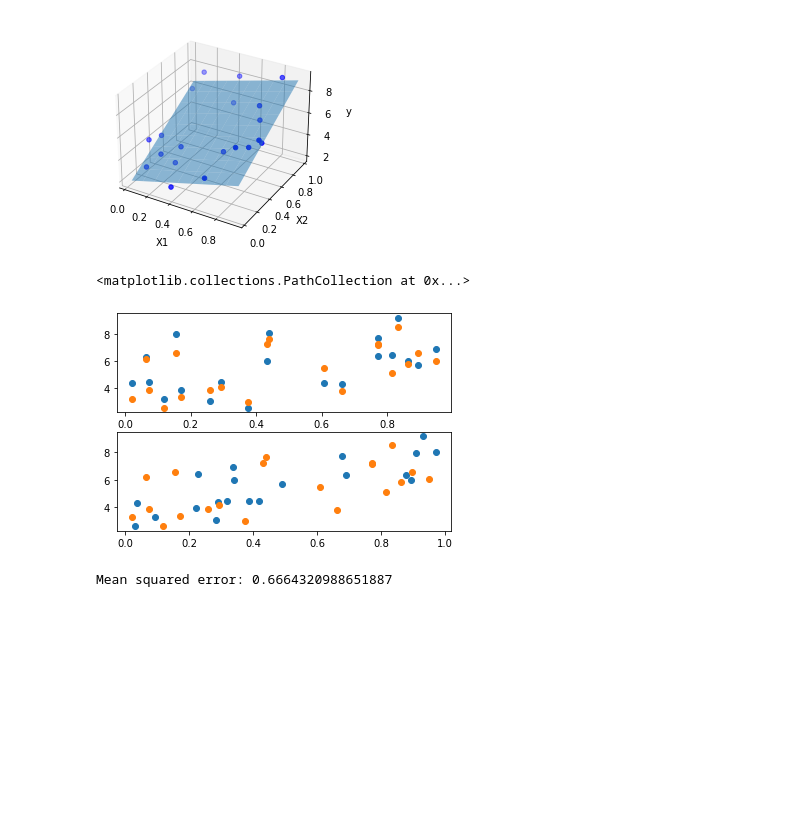
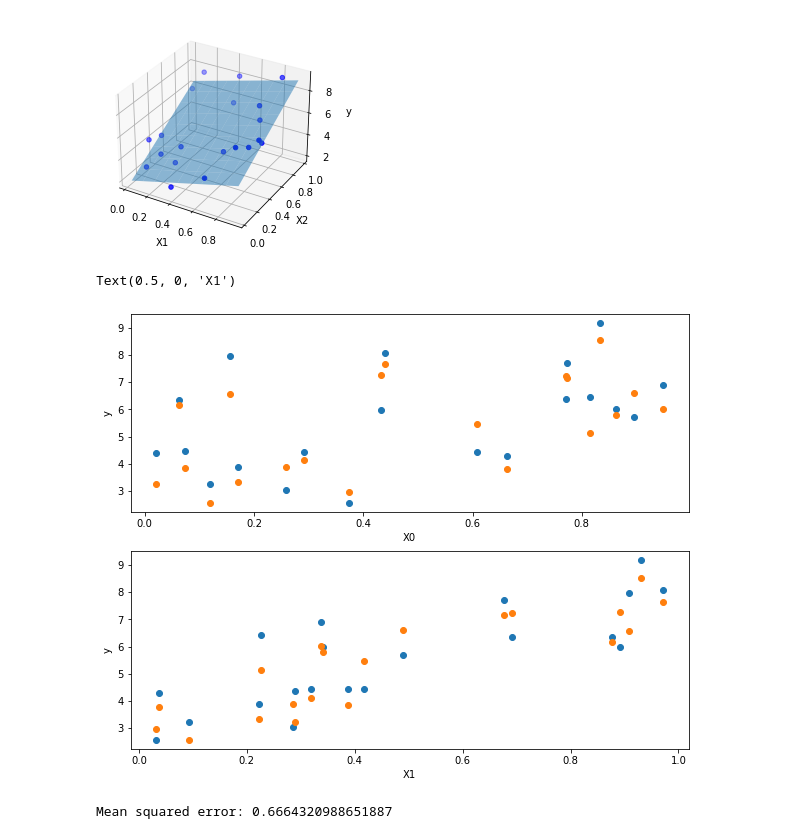
Before and after one commit to shimaabadi/BENGR310, a Jupyter notebook: Regression.ipynb, the cells around one changed output. Drawn from its saved outputs; the diff is of its cells as text; code cells hidden in the pictures; blank space fills up the shorter version.

```diff
--- a/Regression.ipynb
+++ b/Regression.ipynb
@@ -176,16 +176,21 @@ plt.show()
 # %% [output]
 [figure]
 # %%
-fig = plt.figure()
+fig = plt.figure(figsize=(10,8))
 ax = fig.add_subplot(211)
 plt.scatter(X_test[:,0], y_test)
 plt.scatter(X_test[:,0], y_pred)
+plt.ylabel('y')
+plt.xlabel('X0')
+
 ax = fig.add_subplot(212)
 plt.scatter(X_test[:,1], y_test)
-plt.scatter(X_test[:,0], y_pred)
+plt.scatter(X_test[:,1], y_pred)
+plt.ylabel('y')
+plt.xlabel('X1')
 # %% [output]
-<matplotlib.collections.PathCollection at 0x...>
+Text(0.5, 0, 'X1')
-[figure, old version]
+[figure, new version]
 # %%
 # Calculate mean squared error
 mse = mean_squared_error(y_test, y_pred)
```
Also changed, not shown: parts of 1 cell of this notebook, 1 other file.
